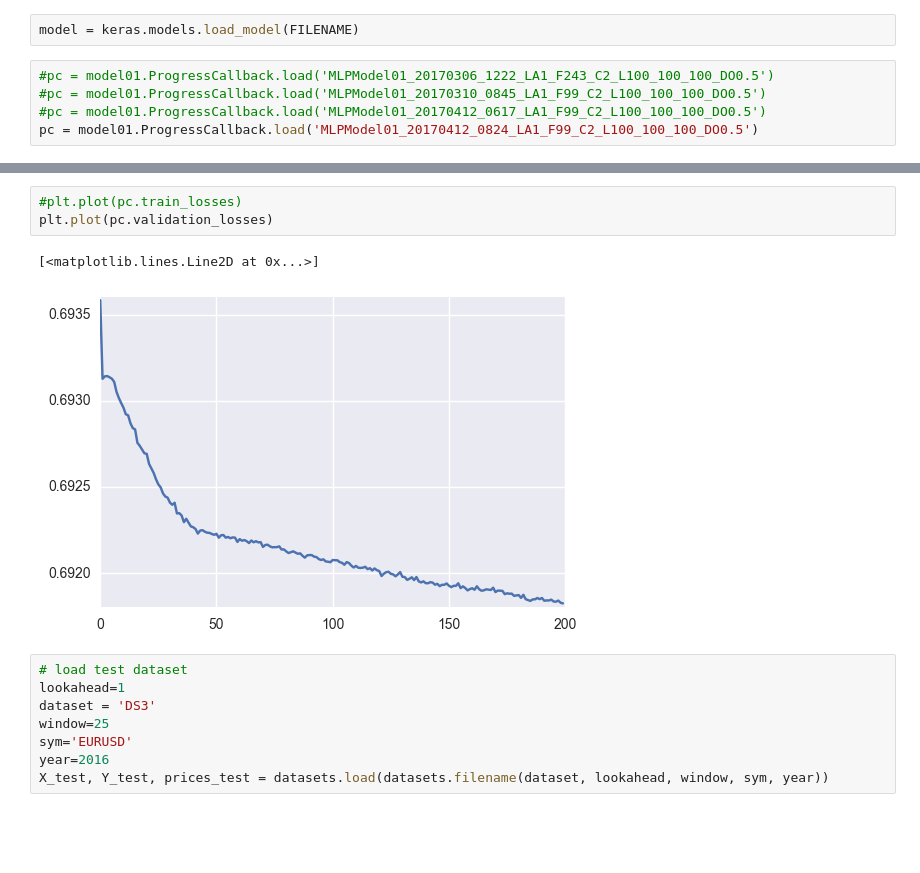
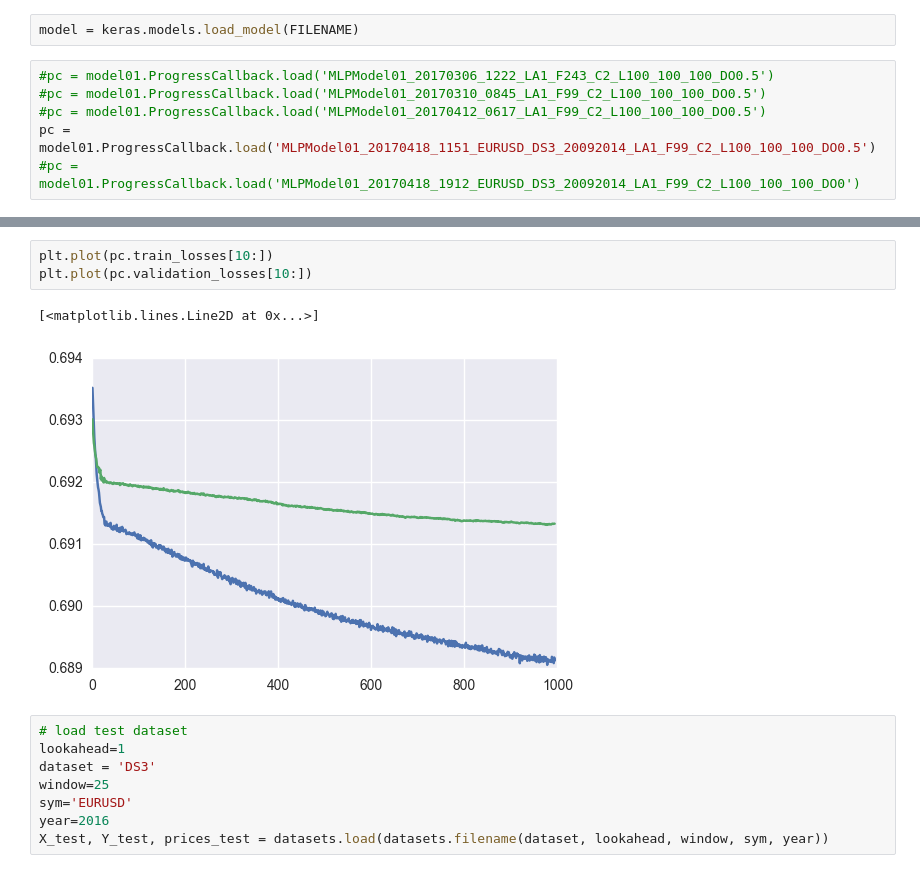
Before and after one commit to andrewwilson/mlnd_capstone, a Jupyter notebook: LoadAndEvaluateModel.ipynb, the cells around one changed output, grey strips where cells are left out. Saved outputs shown, nothing was run; the diff lists cells and outputs as text; blank space fills up the shorter version.

Commit message:
modified:   ../CapstoneProjectReport.ipynb 	modified:   ../LoadAndEvaluateModel.ipynb 	modified:   ../TrainModels.ipynb

```diff
--- a/LoadAndEvaluateModel.ipynb
+++ b/LoadAndEvaluateModel.ipynb
@@ -29,5 +51,6 @@ model = keras.models.load_model(FILENAME)
 #pc = model01.ProgressCallback.load('MLPModel01_20170306_1222_LA1_F243_C2_L100_100_100_DO0.5')
 #pc = model01.ProgressCallback.load('MLPModel01_20170310_0845_LA1_F99_C2_L100_100_100_DO0.5')
 #pc = model01.ProgressCallback.load('MLPModel01_20170412_0617_LA1_F99_C2_L100_100_100_DO0.5')
-pc = model01.ProgressCallback.load('MLPModel01_20170412_0824_LA1_F99_C2_L100_100_100_DO0.5')
+pc = model01.ProgressCallback.load('MLPModel01_20170418_1151_EURUSD_DS3_20092014_LA1_F99_C2_L100_100_100_DO0.5')
+#pc = model01.ProgressCallback.load('MLPModel01_20170418_1912_EURUSD_DS3_20092014_LA1_F99_C2_L100_100_100_DO0')
 # %% [output]
@@ -35,9 +59,9 @@ loading from file: ./output/MLPModel01_20170412_0824_LA1_F99_C2_L100_100_100_DO0
 # %%
-#plt.plot(pc.train_losses)
-plt.plot(pc.validation_losses)
+plt.plot(pc.train_losses[10:])
+plt.plot(pc.validation_losses[10:])
 # %% [output]
 [<matplotlib.lines.Line2D at 0x...>]
-[figure, old version]
+[figure, new version]
 # %%
 # load test dataset
 lookahead=1
```
Also changed, not shown: parts of 5 cells of this notebook, 2 other files.
